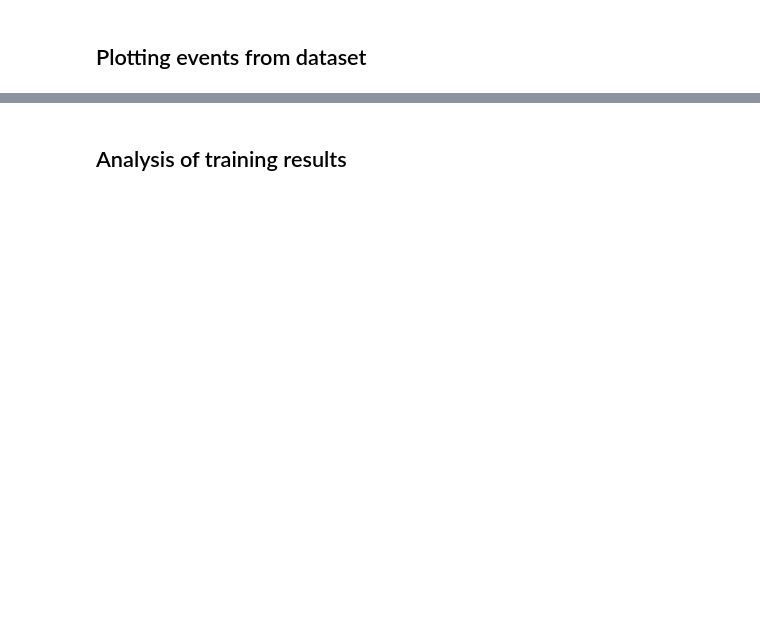
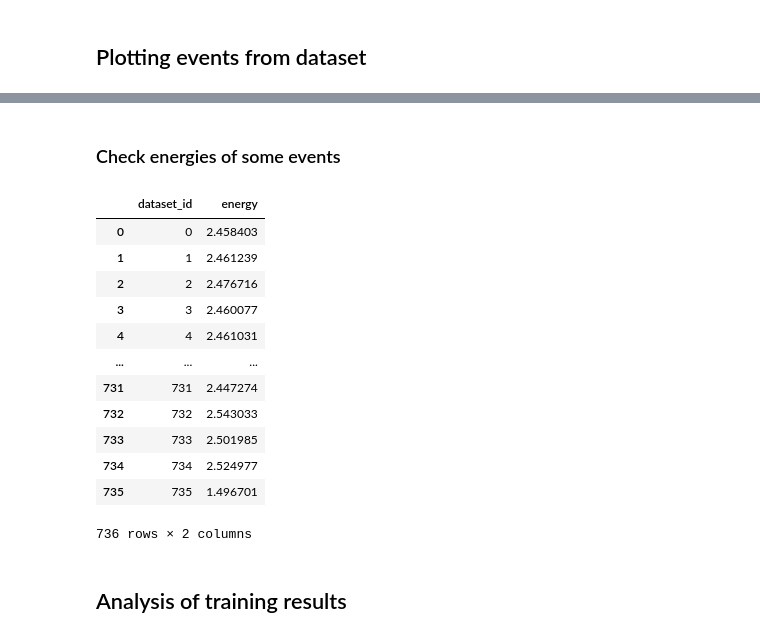
Before and after one commit to jerenner/NEXT_SPARSECONVNET, a Jupyter notebook: examples/plotting_NEXT100.ipynb, the cells around one changed output, grey strips where cells are left out. Saved outputs shown, nothing was run; the diff lists cells and outputs as text; code cells hidden in the pictures; blank space fills up the shorter version.

Commit message:
Small fixes for running with corrected hit voxels

```diff
--- a/examples/plotting_NEXT100.ipynb
+++ b/examples/plotting_NEXT100.ipynb
@@ -73,3 +82,24 @@ plot_3d_hits(original_event, predicted_event, coords = ['xbin', 'ybin', 'zbin'],
+# %% [markdown]
+### Check energies of some events
+# %%
+f_original = tb.open_file(original_dataset)
+df_voxels = pd.DataFrame.from_records(f_original.root['DATASET']['Voxels'][0:20000])
+# %%
+df_voxels.groupby('dataset_id')['energy'].sum().reset_index()
+# %% [output]
+|  | dataset_id | energy |
+| 0 | 0 | 2.458403 |
+| 1 | 1 | 2.461239 |
+| 2 | 2 | 2.476716 |
+| 3 | 3 | 2.460077 |
+| 4 | 4 | 2.461031 |
+| ... | ... | ... |
+| 731 | 731 | 2.447274 |
+| 732 | 732 | 2.543033 |
+| 733 | 733 | 2.501985 |
+| 734 | 734 | 2.524977 |
+| 735 | 735 | 1.496701 |
+736 rows × 2 columns
 # %% [markdown]
 ## Analysis of training results
 # %%
```
Also changed, not shown: parts of 7 cells of this notebook, 4 other files.
